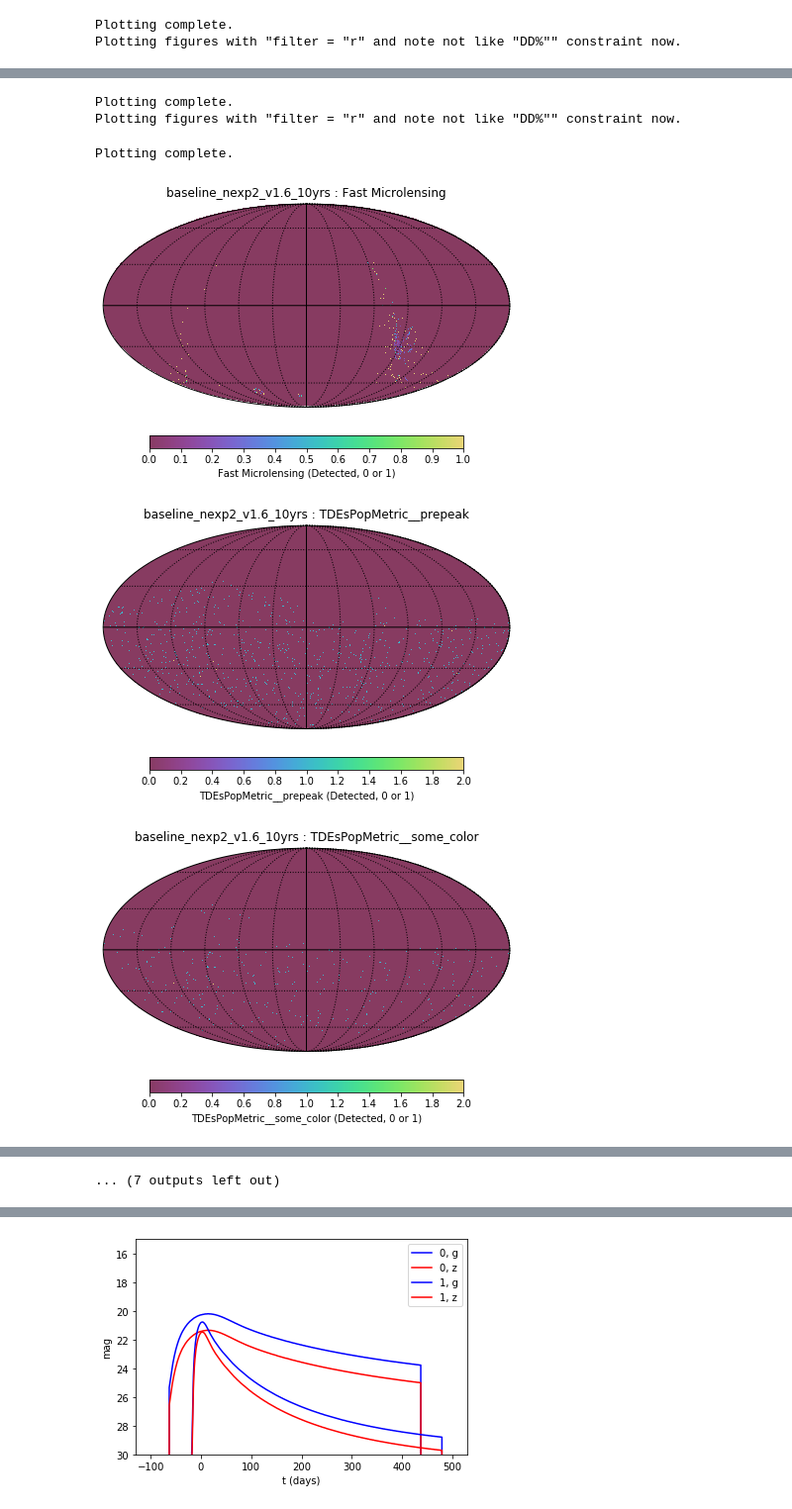
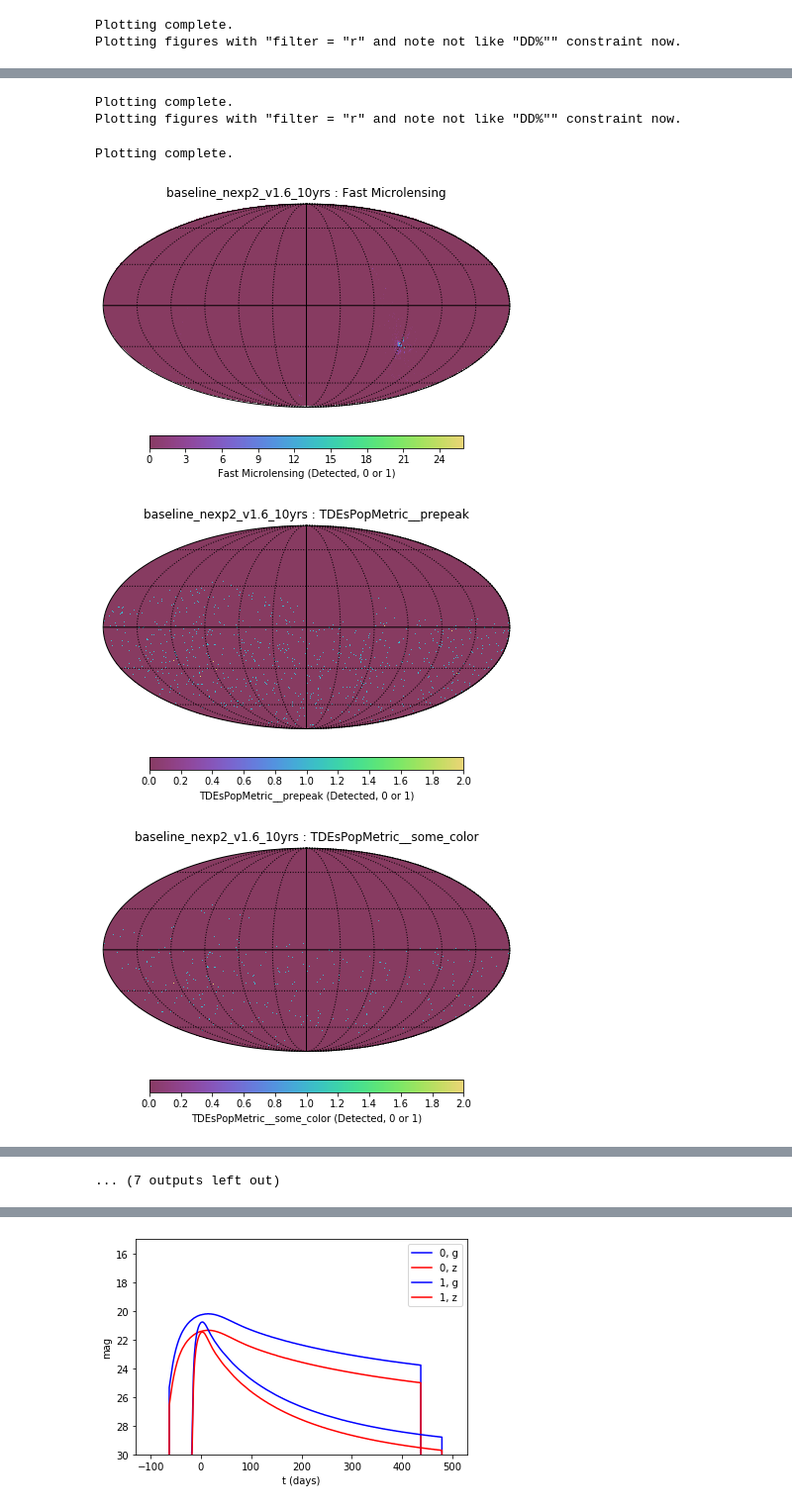
Before and after one commit to lsst-sims/smtn-013, a Jupyter notebook: microlensing_and_tde_metrics.ipynb, the cells around one changed output, grey strips where cells are left out. Shown at 99% size. Drawn from its saved outputs; the diff is of its cells as text; code cells hidden in the pictures.

```diff
--- a/microlensing_and_tde_metrics.ipynb
+++ b/microlensing_and_tde_metrics.ipynb
@@ -28,7 +30,7 @@ for dbname in dbs:
     sql = ''
     slicer = generateMicrolensingSlicer(min_crossing_time=1, max_crossing_time=10)
     metric = MicrolensingMetric(metricName='Fast Microlensing')
-    plotDict = {'nside': 128}
+    plotDict = {'reduceFunc': np.sum, 'nside': 128, 'cmin':0, 'cmax':65}
     bundle = mb.MetricBundle(metric, slicer, sql, runName=runName,
                              summaryMetrics=[metrics.MeanMetric(maskVal=0)],
                              plotFuncs=[plots.HealpixSkyMap()],
@@ -56,7 +58,7 @@ for dbname in dbs:
     bg = mb.MetricBundleGroup(bd, conn, outDir=outDir, resultsDb=resultsDb)
     bg.runAll()
     bg.plotAll(closefigs=False)
-    for b in bundleList:
-        final_stats.append((runName, b.metric.name, b.summaryValues))
+    for key in bd:
+        final_stats.append((runName, key, bd[key].metric.name, bd[key].summaryValues))
 # %% [output]
 Healpix slicer using NSIDE=128, approximate resolution 27.483891 arcminutes
@@ -85,23 +87,23 @@ Querying database SummaryAllProps with no constraint for columns ['fieldRA', 'ni
 Found 2069774 visits
 Running:  ['combo_dust_nexp2_v1_6_10yrs_Fast_Microlensing_USER']
 Completed metric generation.
 Running:  ['combo_dust_nexp2_v1_6_10yrs_TDEsPopMetric_USER']
 Completed metric generation.
 Running reduce methods.
 Running summary statistics.
 Completed.
 Querying database SummaryAllProps with constraint filter = "r" and note not like "DD%" for columns ['fiveSigmaDepth', 'fieldDec', 'fieldRA']
 Found 436310 visits
 Running:  ['combo_dust_nexp2_v1_6_10yrs_CoaddM5_r_and_note_not_like_DD_HEAL']
 Completed metric generation.
 Running reduce methods.
 Running summary statistics.
 Completed.
 Plotting figures with "" constraint now.
 Plotting complete.
 Plotting figures with "filter = "r" and note not like "DD%"" constraint now.
 Plotting complete.
-[figure, old version]
+[figure, new version]
 [figure]
 [figure]
 [figure]
```
Also changed, not shown: parts of 6 cells of this notebook, 13 other files.
